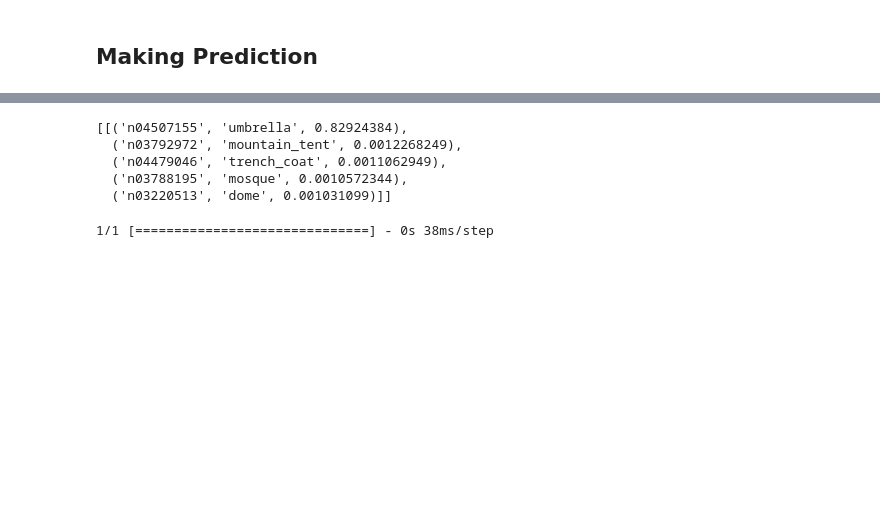
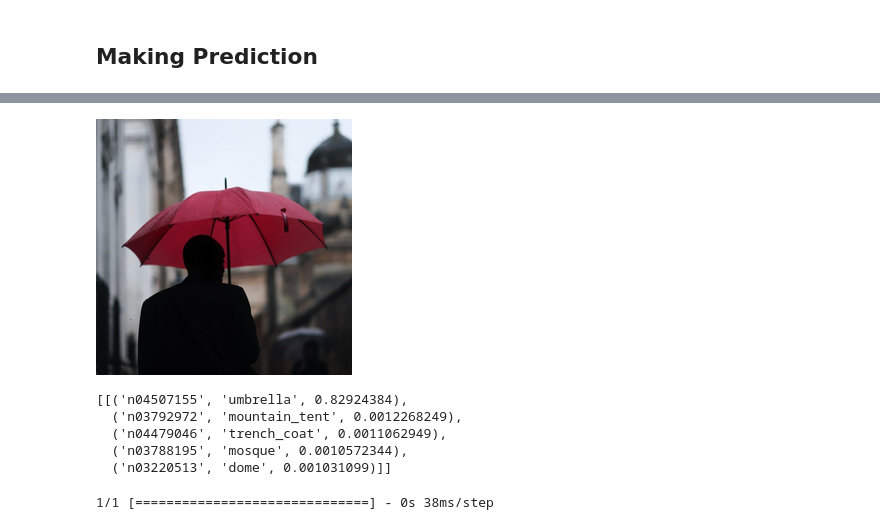
Before and after one commit to Foyezz/Data-Sciece-and-ML-Bootcamp-, a Jupyter notebook: Neural_Net_Image_Classification/Neural_Net_Pretrained_Image_Classification.ipynb, the cells around one changed output, grey strips where cells are left out. Drawn from its saved outputs; the diff is of its cells as text; code cells hidden in the pictures; blank space fills up the shorter version.

```diff
--- a/Neural_Net_Image_Classification/Neural_Net_Pretrained_Image_Classification.ipynb
+++ b/Neural_Net_Image_Classification/Neural_Net_Pretrained_Image_Classification.ipynb
@@ -69,5 +72,6 @@ inception_model.graph =  tf.compat.v1.get_default_graph()
 ## Making Prediction
 # %%
 prediction = inception_model.predict(preprocessed)
+display(load_img(file_1))
 decode_predictions(prediction)
 # %% [output]
@@ -75,3 +79,4 @@ decode_predictions(prediction)
+[figure, added]
 [[('n04507155', 'umbrella', 0.82924384),
   ('n03792972', 'mountain_tent', 0.0012268249),
   ('n04479046', 'trench_coat', 0.0011062949),
```
Also changed, not shown: parts of 6 cells of this notebook.
